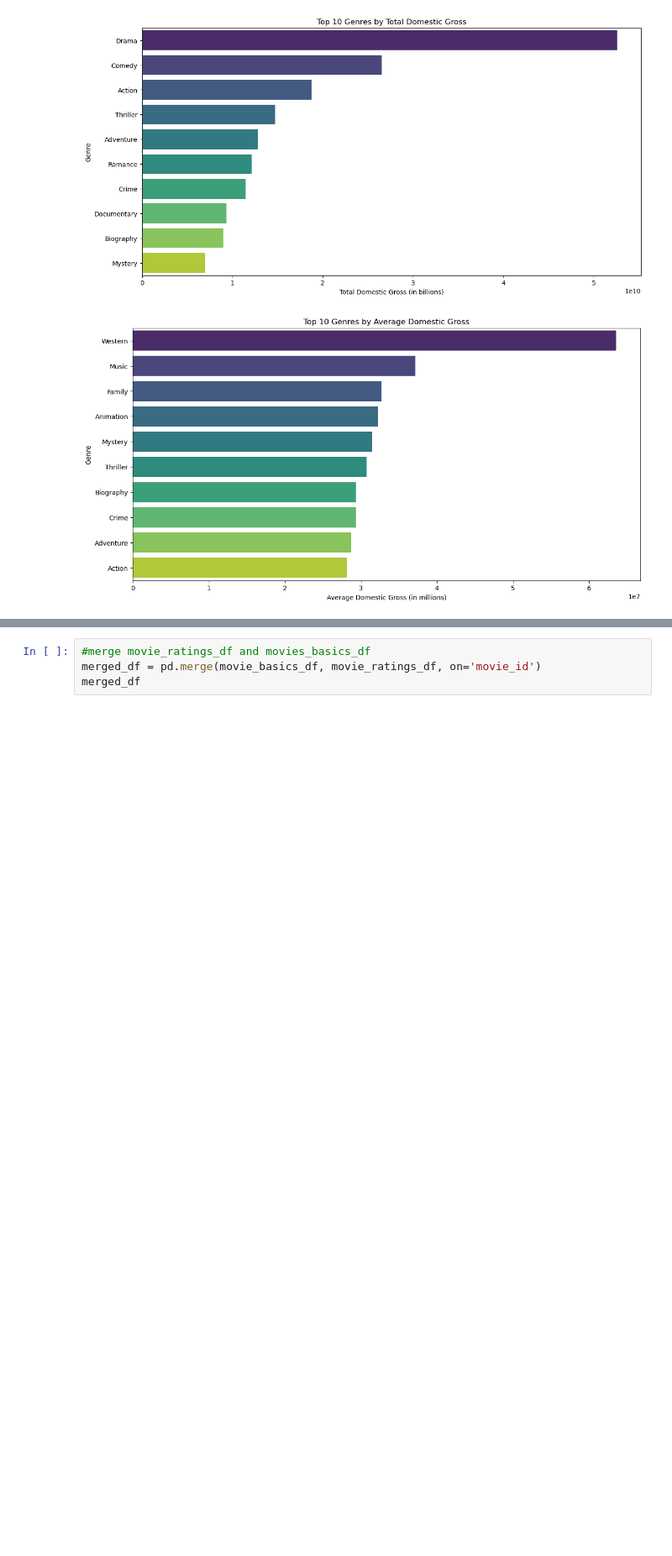
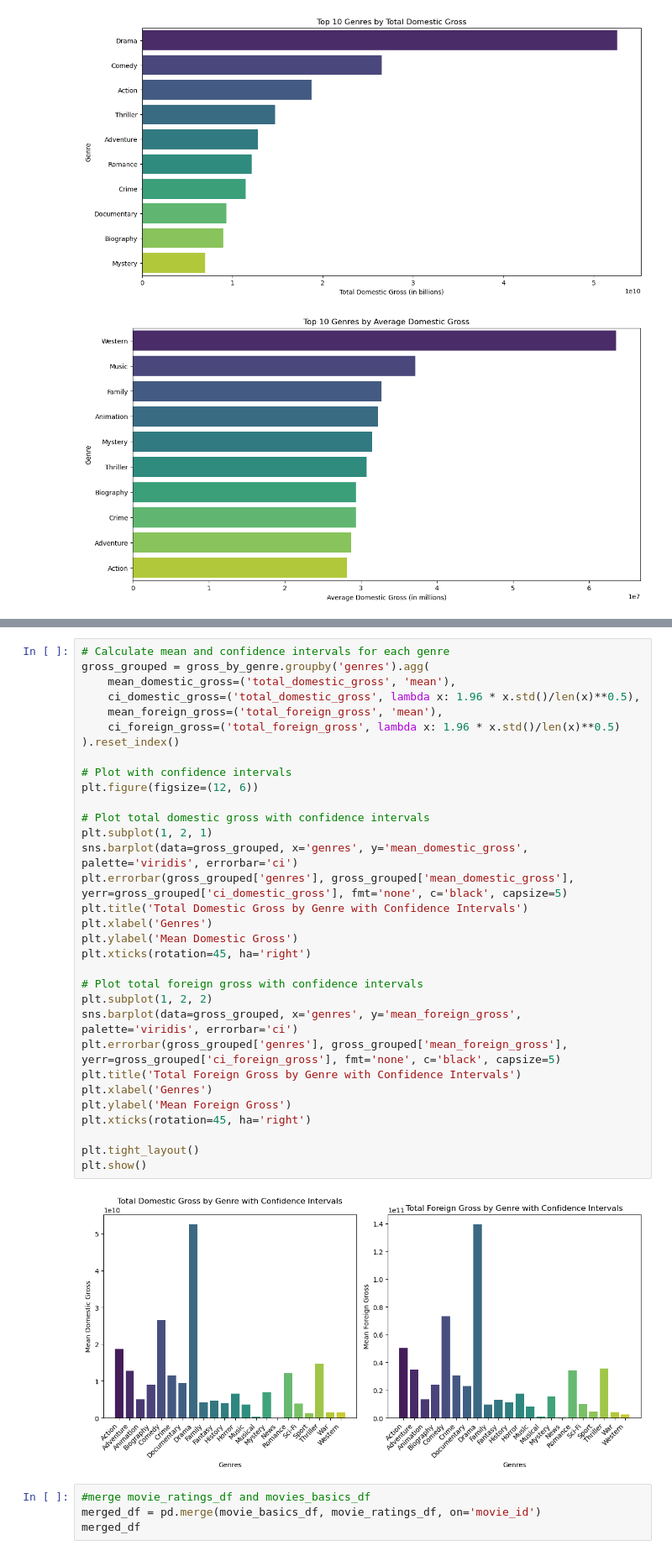
Before and after one commit to omendez930/dsc-project2-movie-studio, a Jupyter notebook: index.ipynb, the cells around one changed output, grey strips where cells are left out. Shown at 84% size. Drawn from its saved outputs; the diff is of its cells as text; blank space fills up the shorter version.

```diff
--- a/index.ipynb
+++ b/index.ipynb
@@ -419,3 +522,37 @@ plt.show()
+# %%
+# Calculate mean and confidence intervals for each genre
+gross_grouped = gross_by_genre.groupby('genres').agg(
+    mean_domestic_gross=('total_domestic_gross', 'mean'),
+    ci_domestic_gross=('total_domestic_gross', lambda x: 1.96 * x.std()/len(x)**0.5),
+    mean_foreign_gross=('total_foreign_gross', 'mean'),
+    ci_foreign_gross=('total_foreign_gross', lambda x: 1.96 * x.std()/len(x)**0.5)
+).reset_index()
+
+# Plot with confidence intervals
+plt.figure(figsize=(12, 6))
+
+# Plot total domestic gross with confidence intervals
+plt.subplot(1, 2, 1)
+sns.barplot(data=gross_grouped, x='genres', y='mean_domestic_gross', palette='viridis', errorbar='ci')
+plt.errorbar(gross_grouped['genres'], gross_grouped['mean_domestic_gross'], yerr=gross_grouped['ci_domestic_gross'], fmt='none', c='black', capsize=5)
+plt.title('Total Domestic Gross by Genre with Confidence Intervals')
+plt.xlabel('Genres')
+plt.ylabel('Mean Domestic Gross')
+plt.xticks(rotation=45, ha='right')
+
+# Plot total foreign gross with confidence intervals
+plt.subplot(1, 2, 2)
+sns.barplot(data=gross_grouped, x='genres', y='mean_foreign_gross', palette='viridis', errorbar='ci')
+plt.errorbar(gross_grouped['genres'], gross_grouped['mean_foreign_gross'], yerr=gross_grouped['ci_foreign_gross'], fmt='none', c='black', capsize=5)
+plt.title('Total Foreign Gross by Genre with Confidence Intervals')
+plt.xlabel('Genres')
+plt.ylabel('Mean Foreign Gross')
+plt.xticks(rotation=45, ha='right')
+
+plt.tight_layout()
+plt.show()
+# %% [output]
+[figure, added]
 # %%
 #merge movie_ratings_df and movies_basics_df
 merged_df = pd.merge(movie_basics_df, movie_ratings_df, on='movie_id')
```
Also changed, not shown: parts of 17 cells of this notebook, 9 other files.
